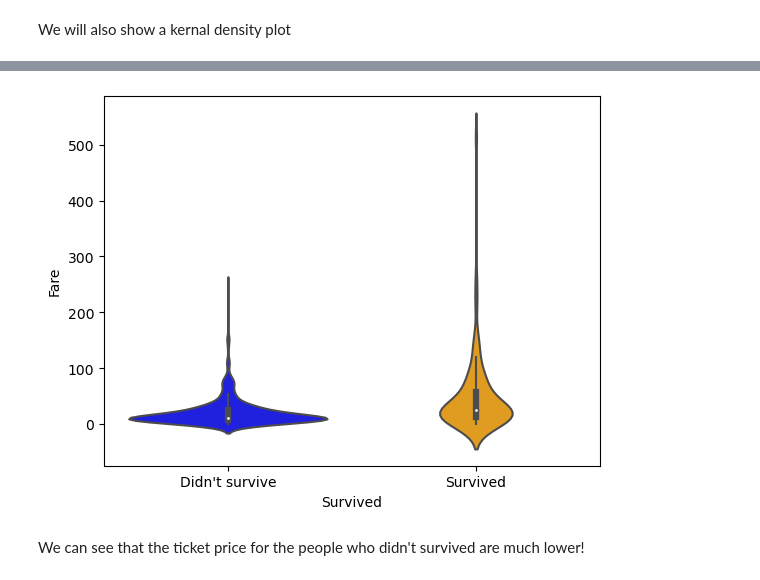
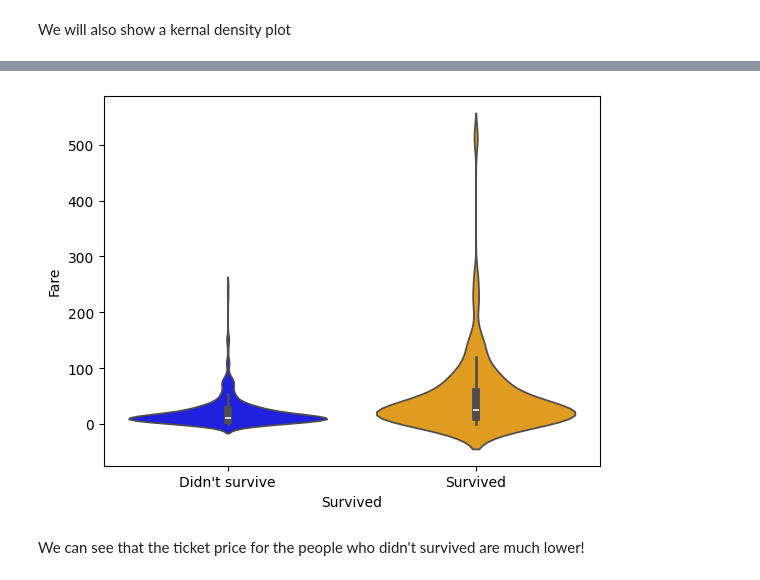
Before and after one commit to rroyd/supervised-learning-flow, a Jupyter notebook: Assignment2_supervised_learning_flow.ipynb, the cells around one changed output, grey strips where cells are left out. Cells and saved outputs as stored; diff of their text form; code cells hidden in the pictures.

```diff
--- a/Assignment2_supervised_learning_flow.ipynb
+++ b/Assignment2_supervised_learning_flow.ipynb
@@ -168,10 +178,10 @@ plt.show()
-# %%
-Violin= sns.violinplot(x="Survived", y="Fare", data=titanic_train, palette = ["blue", "orange"] )
-xlabels = ["Didn't survive", "Survived"]
-Violin.set(xticklabels=xlabels)
-plt.show()
-# %% [output]
-[figure, removed]
+# %%
+Violin= sns.violinplot(hue="Survived",x="Survived",legend=False,y="Fare", data=titanic_train, palette = ["blue", "orange"] )
+xlabels = ["Didn't survive", "Survived"]
+plt.xticks([0,1],xlabels)
+plt.show()
+# %% [output]
+[figure, added]
 # %% [markdown]
 We can see that the ticket price for the people who didn't survived are much lower!
 # %% [markdown]
```
Also changed, not shown: parts of 25 cells of this notebook.
